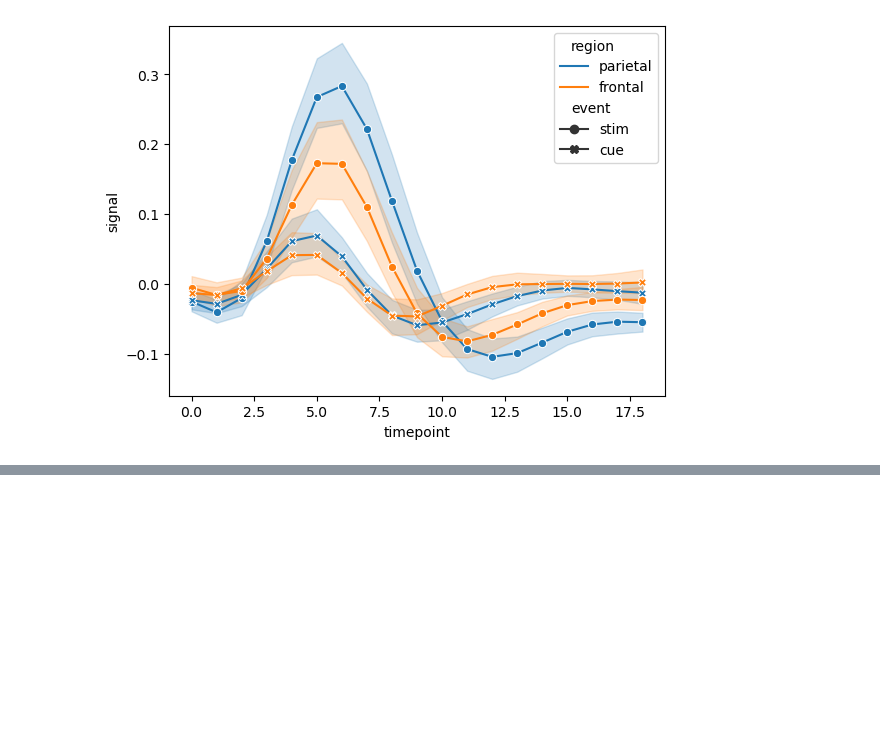
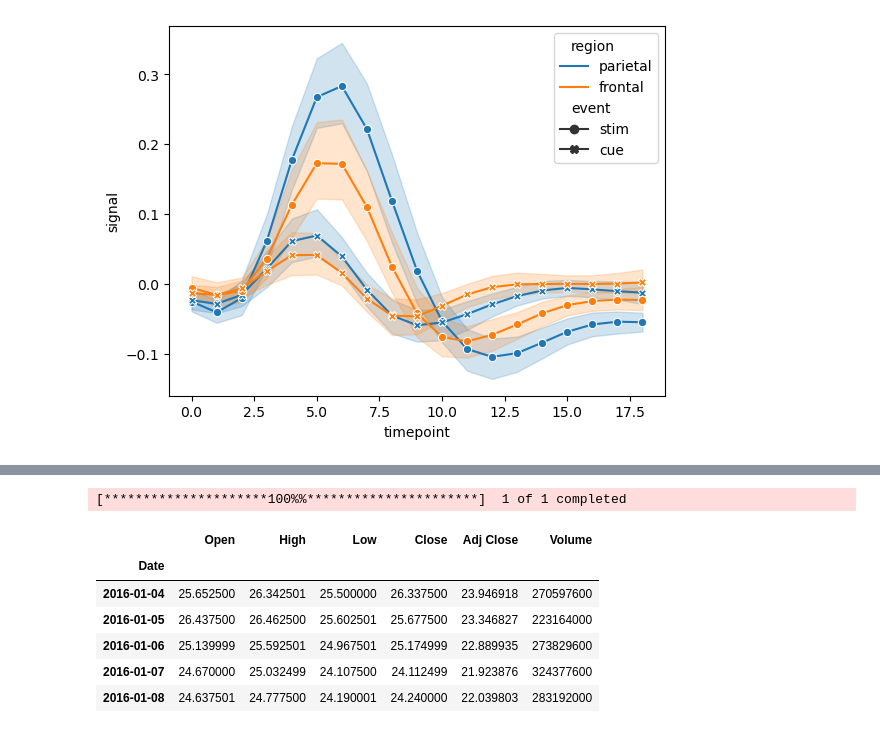
Before and after one commit to Alihanesentas/Exploratory-Data-Analysis, a Jupyter notebook: Day-4.ipynb, the cells around one changed output, grey strips where cells are left out. Saved outputs shown, nothing was run; the diff lists cells and outputs as text; code cells hidden in the pictures; blank space fills up the shorter version.

```diff
--- a/Day-4.ipynb
+++ b/Day-4.ipynb
@@ -222,0 +272,15 @@ sns.lineplot(x="timepoint",
+# %%
+data = yf.download('AAPL',  '2016-01-01',  '2019-08-25')
+
+df =pd.DataFrame(data)
+
+df.head()
+# %% [output]
+[*********************100%%**********************]  1 of 1 completed
+|  | Open | High | Low | Close | Adj Close | Volume |
+| Date |  |  |  |  |  |  |
+| 2016-01-04 | 25.652500 | 26.342501 | 25.500000 | 26.337500 | 23.946918 | 270597600 |
+| 2016-01-05 | 26.437500 | 26.462500 | 25.602501 | 25.677500 | 23.346827 | 223164000 |
+| 2016-01-06 | 25.139999 | 25.592501 | 24.967501 | 25.174999 | 22.889935 | 273829600 |
+| 2016-01-07 | 24.670000 | 25.032499 | 24.107500 | 24.112499 | 21.923876 | 324377600 |
+| 2016-01-08 | 24.637501 | 24.777500 | 24.190001 | 24.240000 | 22.039803 | 283192000 |
```
Also changed, not shown: parts of 13 cells of this notebook.
